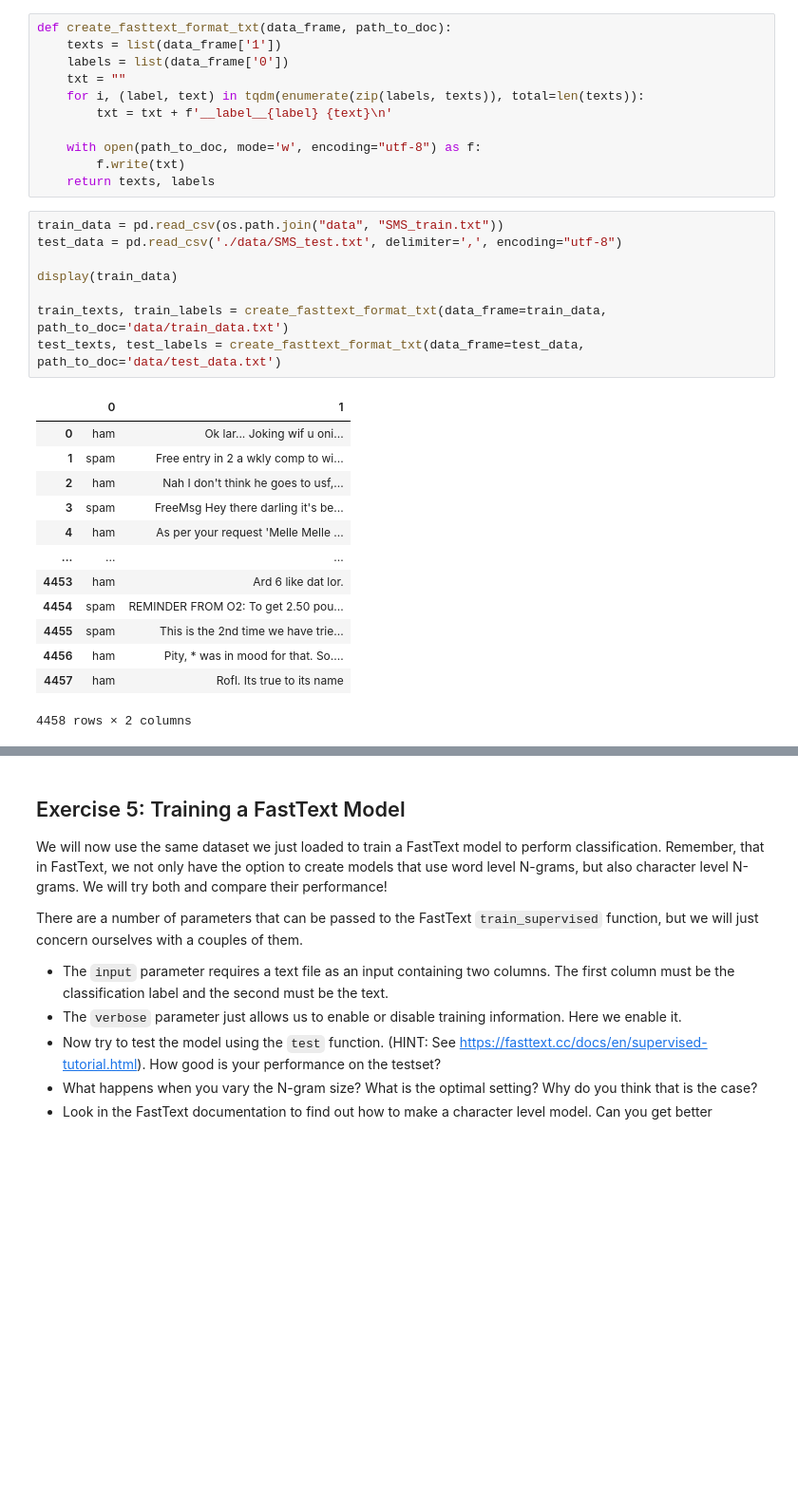
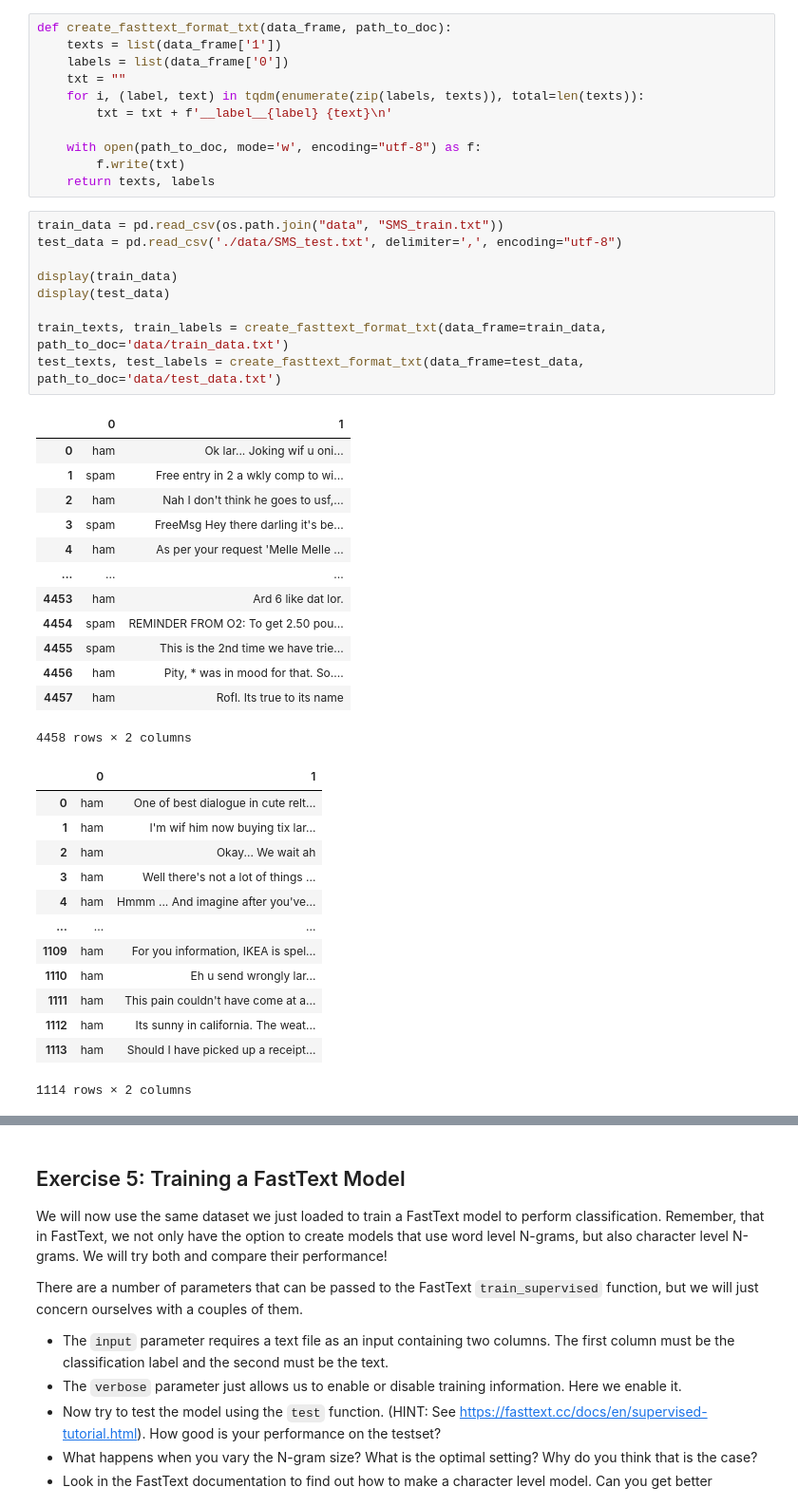
Before and after one commit to Twinbo/Signals-and-Data-Autumn-2025-student, a Jupyter notebook: week_8/ex_week_8.ipynb, the cells around one changed output, grey strips where cells are left out. Shown at 95% size. Saved outputs shown, nothing was run; the diff lists cells and outputs as text; blank space fills up the shorter version.

```diff
--- a/week_8/ex_week_8.ipynb
+++ b/week_8/ex_week_8.ipynb
@@ -367,22 +367,36 @@ def create_fasttext_format_txt(data_frame, path_to_doc):
 # %%
 train_data = pd.read_csv(os.path.join("data", "SMS_train.txt"))
 test_data = pd.read_csv('./data/SMS_test.txt', delimiter=',', encoding="utf-8")
 
 display(train_data)
+display(test_data)
 
 train_texts, train_labels = create_fasttext_format_txt(data_frame=train_data, path_to_doc='data/train_data.txt')
 test_texts, test_labels = create_fasttext_format_txt(data_frame=test_data, path_to_doc='data/test_data.txt')
 # %% [output]
 |  | 0 | 1 |
 | 0 | ham | Ok lar... Joking wif u oni... |
 | 1 | spam | Free entry in 2 a wkly comp to wi... |
 | 2 | ham | Nah I don't think he goes to usf,... |
 | 3 | spam | FreeMsg Hey there darling it's be... |
 | 4 | ham | As per your request 'Melle Melle ... |
 | ... | ... | ... |
 | 4453 | ham | Ard 6 like dat lor. |
 | 4454 | spam | REMINDER FROM O2: To get 2.50 pou... |
 | 4455 | spam | This is the 2nd time we have trie... |
 | 4456 | ham | Pity, * was in mood for that. So.... |
 | 4457 | ham | Rofl. Its true to its name |
 4458 rows × 2 columns
+|  | 0 | 1 |
+| 0 | ham | One of best dialogue in cute relt... |
+| 1 | ham | I'm wif him now buying tix lar... |
+| 2 | ham | Okay... We wait ah |
+| 3 | ham | Well there's not a lot of things ... |
+| 4 | ham | Hmmm ... And imagine after you've... |
+| ... | ... | ... |
+| 1109 | ham | For you information, IKEA is spel... |
+| 1110 | ham | Eh u send wrongly lar... |
+| 1111 | ham | This pain couldn't have come at a... |
+| 1112 | ham | Its sunny in california. The weat... |
+| 1113 | ham | Should I have picked up a receipt... |
+1114 rows × 2 columns
```
Also changed, not shown: parts of 4 cells of this notebook.
